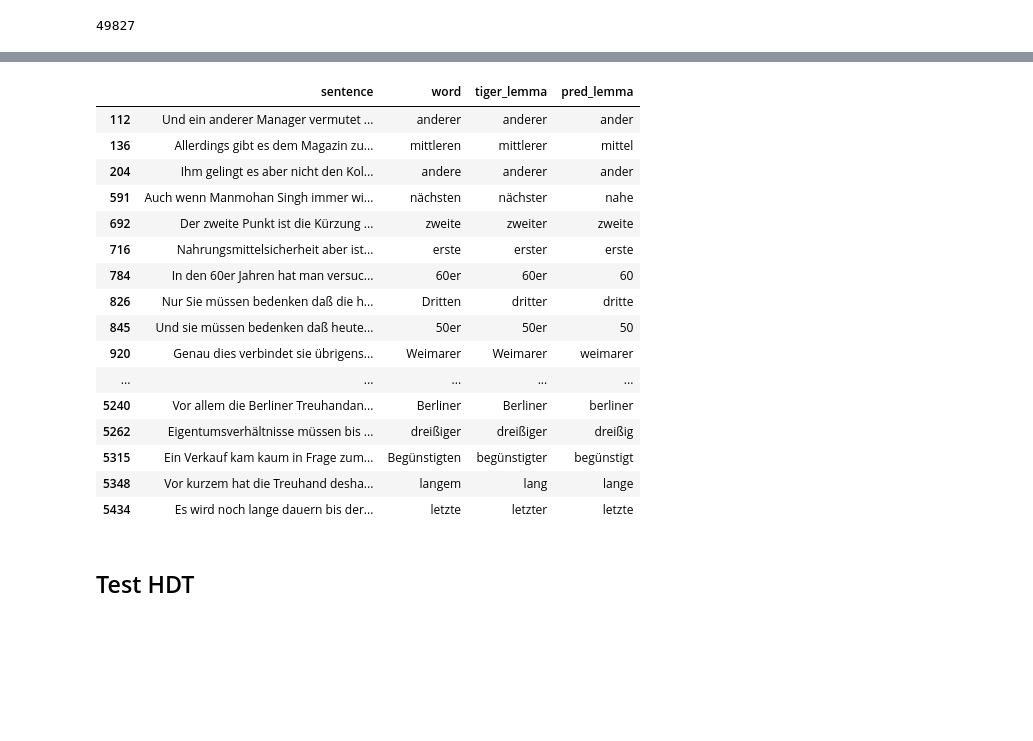
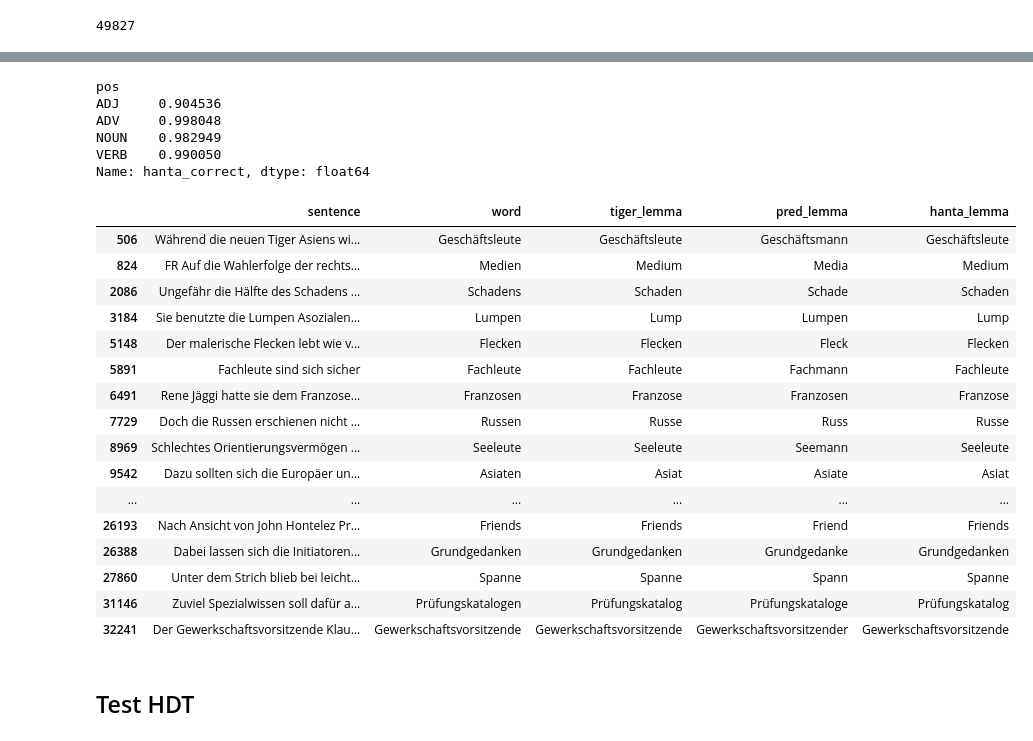
Before and after one commit to sergeyvilov/GLemma, a Jupyter notebook: notebooks/lemmatizer.ipynb, the cells around one changed output, grey strips where cells are left out. Saved outputs shown, nothing was run; the diff lists cells and outputs as text; code cells hidden in the pictures; blank space fills up the shorter version.

Commit message:
hannover tagger test

```diff
--- a/notebooks/lemmatizer.ipynb
+++ b/notebooks/lemmatizer.ipynb
@@ -582,3 +578,7 @@ tiger_sentences = read_tiger()
 len(tiger_sentences)
 # %% [output]
 49827
+# %%
+from HanTa import HanoverTagger as ht
+
+tagger_de = ht.HanoverTagger('morphmodel_ger.pgz')
@@ -585,3 +589,14 @@ len(tiger_sentences)
+# %%
+def get_pos(hanta_pos):
+    if hanta_pos.startswith('ADJ'):
+        return 'ADJ'
+    if hanta_pos.startswith('ADV'):
+        return 'ADV'
+    if hanta_pos.startswith('N'):
+        return 'NOUN'
+    if hanta_pos.startswith('V'):
+        return 'VERB'
+    return hanta_pos
 # %%
 tiger_res = []
 
@@ -591,14 +606,19 @@ for idx,sentence in enumerate(tiger_sentences):
     doc = spacy_model(text)
     if len(doc)==len(lemmas):
         for token, tiger_word, tiger_lemma, tiger_pos in zip(doc,words,lemmas,pos):
-             if tiger_word == token.text and token.pos_ in ('NOUN','ADJ','ADV','VERB'):
-                   lemma = lemmatizer(spacy_token=token)
-                   tiger_res.append((text,tiger_word, tiger_pos, tiger_lemma, token.pos_, token.lemma_, lemma))
-    if (idx+1)%2000==0:
+             if tiger_word == token.text:
+                 hanta_lemma, hanta_pos = tagger_de.analyze(token.text)
+                 pos = get_pos(hanta_pos)
+                 if pos in ('NOUN','ADJ','ADV','VERB') and token.pos_!='PROPN':
+                   lemma = lemmatizer(token.text, pos)
+                   if pos=='NOUN':
+                       tiger_lemma = tiger_lemma.title()
+                   tiger_res.append((text,tiger_word, tiger_pos, tiger_lemma, hanta_lemma, pos, token.lemma_, lemma))
+    if (idx+1)%4000==0:
         print(idx)
         break
 
-tiger_res = pd.DataFrame(tiger_res, columns = ['sentence','word','tiger_pos','tiger_lemma','spacy_pos','spacy_lemma','pred_lemma'])
+tiger_res = pd.DataFrame(tiger_res, columns = ['sentence','word','tiger_pos','tiger_lemma','hanta_lemma','pos','spacy_lemma','pred_lemma'])
 
 tiger_res['correct'] = tiger_res.pred_lemma == tiger_res.tiger_lemma
 # %% [output]
@@ -618,25 +638,35 @@ VERB    0.993190
 Name: correct, dtype: float64
+# %%
+tiger_res['hanta_correct'] = tiger_res.hanta_lemma == tiger_res.tiger_lemma
+tiger_res.groupby('pos').hanta_correct.mean()
+# %% [output]
+pos
+ADJ     0.904536
+ADV     0.998048
+NOUN    0.982949
+VERB    0.990050
+Name: hanta_correct, dtype: float64
 # %%
 fails_df = tiger_res[(tiger_res.tiger_lemma!=tiger_res.pred_lemma)&(tiger_res.tiger_lemma==tiger_res.spacy_lemma)].drop_duplicates(subset=['word','tiger_lemma'])
-fails_df[fails_df.spacy_pos=='ADJ'].loc[~fails_df.pred_lemma.isna(),['sentence','word','tiger_lemma','pred_lemma']].head(50)
+fails_df[fails_df.pos=='NOUN'].loc[~fails_df.pred_lemma.isna(),['sentence','word','tiger_lemma','pred_lemma','hanta_lemma']].head(50)
 # %% [output]
-|  | sentence | word | tiger_lemma | pred_lemma |
-| 112 | Und ein anderer Manager vermutet ... | anderer | anderer | ander |
-| 136 | Allerdings gibt es dem Magazin zu... | mittleren | mittlerer | mittel |
-| 204 | Ihm gelingt es aber nicht den Kol... | andere | anderer | ander |
-| 591 | Auch wenn Manmohan Singh immer wi... | nächsten | nächster | nahe |
-| 692 | Der zweite Punkt ist die Kürzung ... | zweite | zweiter | zweite |
-| 716 | Nahrungsmittelsicherheit aber ist... | erste | erster | erste |
-| 784 | In den 60er Jahren hat man versuc... | 60er | 60er | 60 |
-| 826 | Nur Sie müssen bedenken daß die h... | Dritten | dritter | dritte |
-| 845 | Und sie müssen bedenken daß heute... | 50er | 50er | 50 |
-| 920 | Genau dies verbindet sie übrigens... | Weimarer | Weimarer | weimarer |
-| ... | ... | ... | ... | ... |
-| 5240 | Vor allem die Berliner Treuhandan... | Berliner | Berliner | berliner |
-| 5262 | Eigentumsverhältnisse müssen bis ... | dreißiger | dreißiger | dreißig |
-| 5315 | Ein Verkauf kam kaum in Frage zum... | Begünstigten | begünstigter | begünstigt |
-| 5348 | Vor kurzem hat die Treuhand desha... | langem | lang | lange |
-| 5434 | Es wird noch lange dauern bis der... | letzte | letzter | letzte |
+|  | sentence | word | tiger_lemma | pred_lemma | hanta_lemma |
+| 506 | Während die neuen Tiger Asiens wi... | Geschäftsleute | Geschäftsleute | Geschäftsmann | Geschäftsleute |
+| 824 | FR Auf die Wahlerfolge der rechts... | Medien | Medium | Media | Medium |
+| 2086 | Ungefähr die Hälfte des Schadens ... | Schadens | Schaden | Schade | Schaden |
+| 3184 | Sie benutzte die Lumpen Asozialen... | Lumpen | Lump | Lumpen | Lump |
+| 5148 | Der malerische Flecken lebt wie v... | Flecken | Flecken | Fleck | Flecken |
+| 5891 | Fachleute sind sich sicher | Fachleute | Fachleute | Fachmann | Fachleute |
+| 6491 | Rene Jäggi hatte sie dem Franzose... | Franzosen | Franzose | Franzosen | Franzose |
+| 7729 | Doch die Russen erschienen nicht ... | Russen | Russe | Russ | Russe |
+| 8969 | Schlechtes Orientierungsvermögen ... | Seeleute | Seeleute | Seemann | Seeleute |
+| 9542 | Dazu sollten sich die Europäer un... | Asiaten | Asiat | Asiate | Asiat |
+| ... | ... | ... | ... | ... | ... |
+| 26193 | Nach Ansicht von John Hontelez Pr... | Friends | Friends | Friend | Friends |
+| 26388 | Dabei lassen sich die Initiatoren... | Grundgedanken | Grundgedanken | Grundgedanke | Grundgedanken |
+| 27860 | Unter dem Strich blieb bei leicht... | Spanne | Spanne | Spann | Spanne |
+| 31146 | Zuviel Spezialwissen soll dafür a... | Prüfungskatalogen | Prüfungskatalog | Prüfungskataloge | Prüfungskatalog |
+| 32241 | Der Gewerkschaftsvorsitzende Klau... | Gewerkschaftsvorsitzende | Gewerkschaftsvorsitzende | Gewerkschaftsvorsitzender | Gewerkschaftsvorsitzende |
 # %% [markdown]
 ## Test HDT
 # %%
```
Also changed, not shown: parts of 11 cells of this notebook.
